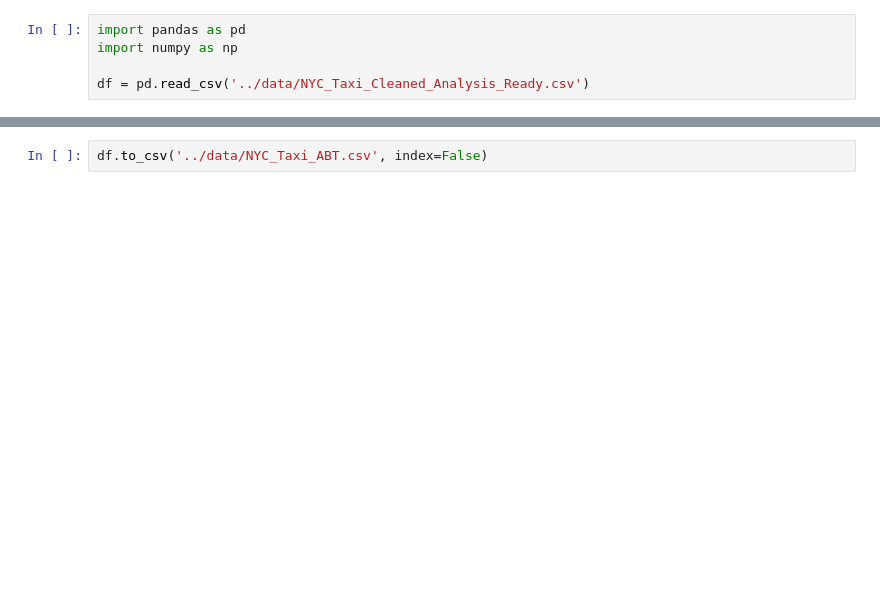
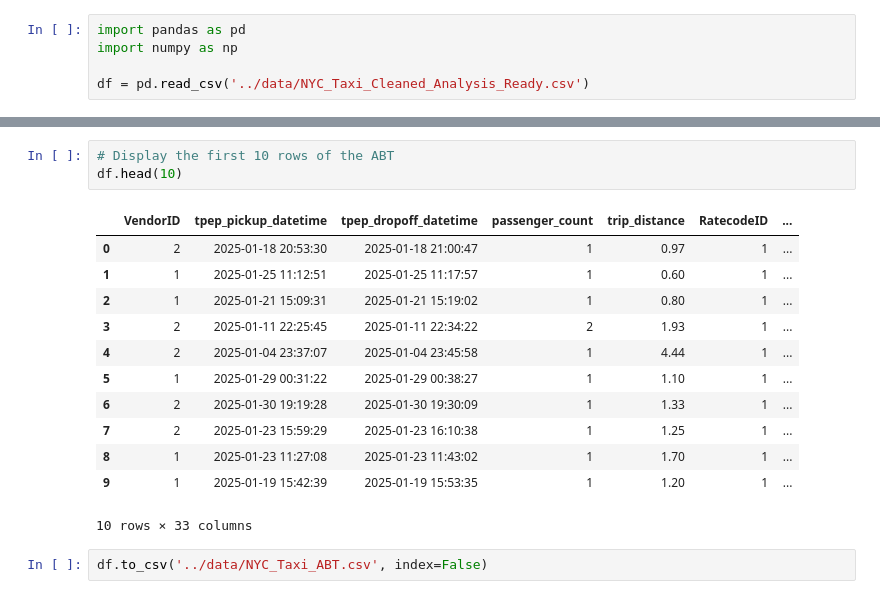
Before and after one commit to SrPenguin000/NYC-Taxi_Project_Prescriptive_Analytics, a Jupyter notebook: notebooks/ABT.ipynb, the cells around one changed output, grey strips where cells are left out. Drawn from its saved outputs; the diff is of its cells as text; blank space fills up the shorter version.

```diff
--- a/notebooks/ABT.ipynb
+++ b/notebooks/ABT.ipynb
@@ -60,2 +333,18 @@ Rows after dropping anomalous years: 3946695
+# %%
+# Display the first 10 rows of the ABT
+df.head(10)
+# %% [output]
+|  | VendorID | tpep_pickup_datetime | tpep_dropoff_datetime | passenger_count | trip_distance | RatecodeID | ... |
+| 0 | 2 | 2025-01-18 20:53:30 | 2025-01-18 21:00:47 | 1 | 0.97 | 1 | ... |
+| 1 | 1 | 2025-01-25 11:12:51 | 2025-01-25 11:17:57 | 1 | 0.60 | 1 | ... |
+| 2 | 1 | 2025-01-21 15:09:31 | 2025-01-21 15:19:02 | 1 | 0.80 | 1 | ... |
+| 3 | 2 | 2025-01-11 22:25:45 | 2025-01-11 22:34:22 | 2 | 1.93 | 1 | ... |
+| 4 | 2 | 2025-01-04 23:37:07 | 2025-01-04 23:45:58 | 1 | 4.44 | 1 | ... |
+| 5 | 1 | 2025-01-29 00:31:22 | 2025-01-29 00:38:27 | 1 | 1.10 | 1 | ... |
+| 6 | 2 | 2025-01-30 19:19:28 | 2025-01-30 19:30:09 | 1 | 1.33 | 1 | ... |
+| 7 | 2 | 2025-01-23 15:59:29 | 2025-01-23 16:10:38 | 1 | 1.25 | 1 | ... |
+| 8 | 1 | 2025-01-23 11:27:08 | 2025-01-23 11:43:02 | 1 | 1.70 | 1 | ... |
+| 9 | 1 | 2025-01-19 15:42:39 | 2025-01-19 15:53:35 | 1 | 1.20 | 1 | ... |
+10 rows × 33 columns
 # %%
 df.to_csv('../data/NYC_Taxi_ABT.csv', index=False)
```
Also changed, not shown: parts of 19 cells of this notebook, 5 other files.
